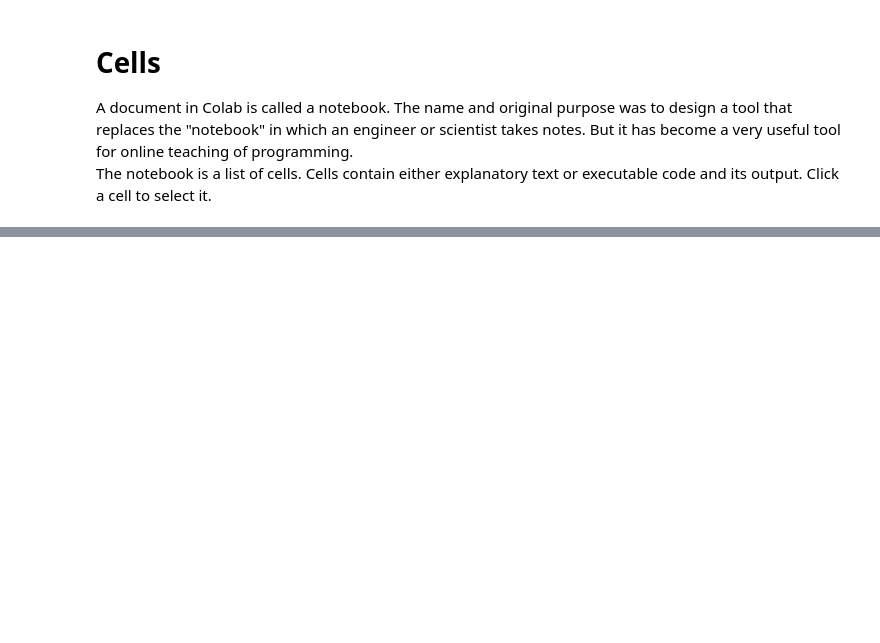
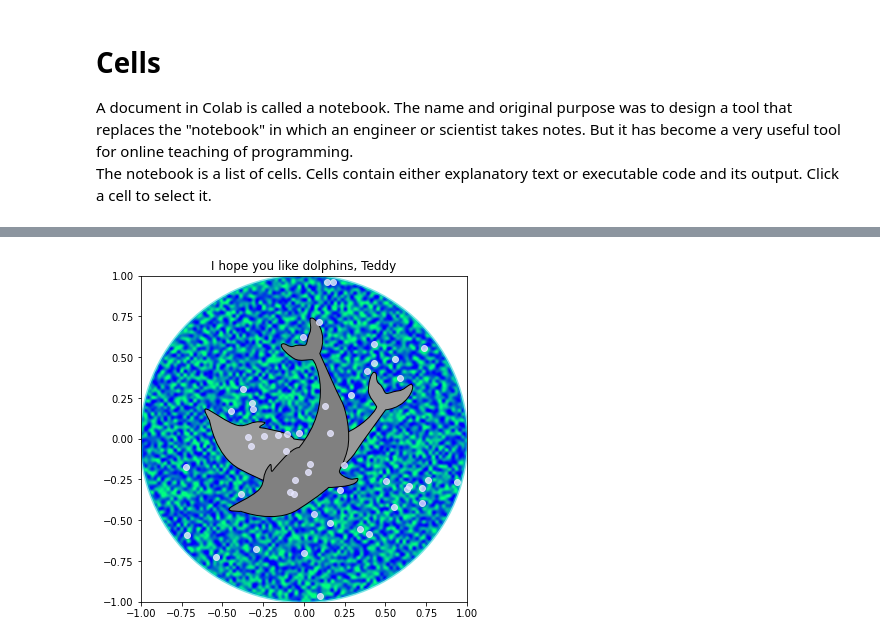
Before and after one commit to itb-ie/MasterLaw-Session1-2, a Jupyter notebook: Law_Sessions1&2.ipynb, the cells around one changed output, grey strips where cells are left out. Drawn from its saved outputs; the diff is of its cells as text; code cells hidden in the pictures; blank space fills up the shorter version.

```diff
--- a/Law_Sessions1&2.ipynb
+++ b/Law_Sessions1&2.ipynb
@@ -116,0 +181,96 @@ the name you have entered previuosly was John
+# %%
+import matplotlib.cm as cm
+import matplotlib.pyplot as plt
+from matplotlib.patches import Circle, PathPatch
+from matplotlib.path import Path
+from matplotlib.transforms import Affine2D
+import numpy as np
+
+# Fixing random state for reproducibility
+np.random.seed(19680801)
+
+
+r = np.random.rand(50)
+t = np.random.rand(50) * np.pi * 2.0
+x = r * np.cos(t)
+y = r * np.sin(t)
+
+fig, ax = plt.subplots(figsize=(6, 6))
+circle = Circle((0, 0), 1, facecolor='none',
+                edgecolor=(0, 0.8, 0.8), linewidth=3, alpha=0.5)
+ax.add_patch(circle)
+
+im = plt.imshow(np.random.random((100, 100)),
+                origin='lower', cmap=cm.winter,
+                interpolation='spline36',
+                extent=([-1, 1, -1, 1]))
+im.set_clip_path(circle)
+
+plt.plot(x, y, 'o', color=(0.9, 0.9, 1.0), alpha=0.8)
+
+# Dolphin from OpenClipart library by Andy Fitzsimon
+#       <cc:License rdf:about="http://web.resource.org/cc/PublicDomain">
+#         <cc:permits rdf:resource="http://web.resource.org/cc/Reproduction"/>
+#         <cc:permits rdf:resource="http://web.resource.org/cc/Distribution"/>
+#         <cc:permits rdf:resource="http://web.resource.org/cc/DerivativeWorks"/>
+#       </cc:License>
+
+dolphin = """
+M -0.59739425,160.18173 C -0.62740401,160.18885 -0.57867129,160.11183
+-0.57867129,160.11183 C -0.57867129,160.11183 -0.5438361,159.89315
+-0.39514638,159.81496 C -0.24645668,159.73678 -0.18316813,159.71981
+-0.18316813,159.71981 C -0.18316813,159.71981 -0.10322971,159.58124
+-0.057804323,159.58725 C -0.029723983,159.58913 -0.061841603,159.60356
+-0.071265813,159.62815 C -0.080250183,159.65325 -0.082918513,159.70554
+-0.061841203,159.71248 C -0.040763903,159.7194 -0.0066711426,159.71091
+0.077336307,159.73612 C 0.16879567,159.76377 0.28380306,159.86448
+0.31516668,159.91533 C 0.3465303,159.96618 0.5011127,160.1771
+0.5011127,160.1771 C 0.63668998,160.19238 0.67763022,160.31259
+0.66556395,160.32668 C 0.65339985,160.34212 0.66350443,160.33642
+0.64907098,160.33088 C 0.63463742,160.32533 0.61309688,160.297
+0.5789627,160.29339 C 0.54348657,160.28968 0.52329693,160.27674
+0.50728856,160.27737 C 0.49060916,160.27795 0.48965803,160.31565
+0.46114204,160.33673 C 0.43329696,160.35786 0.4570711,160.39871
+0.43309565,160.40685 C 0.4105108,160.41442 0.39416631,160.33027
+0.3954995,160.2935 C 0.39683269,160.25672 0.43807996,160.21522
+0.44567915,160.19734 C 0.45327833,160.17946 0.27946869,159.9424
+-0.061852613,159.99845 C -0.083965233,160.0427 -0.26176109,160.06683
+-0.26176109,160.06683 C -0.30127962,160.07028 -0.21167141,160.09731
+-0.24649368,160.1011 C -0.32642366,160.11569 -0.34521187,160.06895
+-0.40622293,160.0819 C -0.467234,160.09485 -0.56738444,160.17461
+-0.59739425,160.18173
+"""
+
+vertices = []
+codes = []
+parts = dolphin.split()
+i = 0
+code_map = {
+    'M': (Path.MOVETO, 1),
+    'C': (Path.CURVE4, 3),
+    'L': (Path.LINETO, 1)}
+
+while i < len(parts):
+    code = parts[i]
+    path_code, npoints = code_map[code]
+    codes.extend([path_code] * npoints)
+    vertices.extend([[float(x) for x in y.split(',')] for y in
+                     parts[i + 1:i + npoints + 1]])
+    i += npoints + 1
+vertices = np.array(vertices, float)
+vertices[:, 1] -= 160
+
+dolphin_path = Path(vertices, codes)
+dolphin_patch = PathPatch(dolphin_path, facecolor=(0.6, 0.6, 0.6),
+                          edgecolor=(0.0, 0.0, 0.0))
+ax.add_patch(dolphin_patch)
+
+vertices = Affine2D().rotate_deg(60).transform(vertices)
+dolphin_path2 = Path(vertices, codes)
+dolphin_patch2 = PathPatch(dolphin_path2, facecolor=(0.5, 0.5, 0.5),
+                           edgecolor=(0.0, 0.0, 0.0))
+ax.add_patch(dolphin_patch2)
+plt.title("I hope you like dolphins, {}".format(name))
+plt.show()
+# %% [output]
+[figure, added]
```
Also changed, not shown: parts of 12 cells of this notebook.
